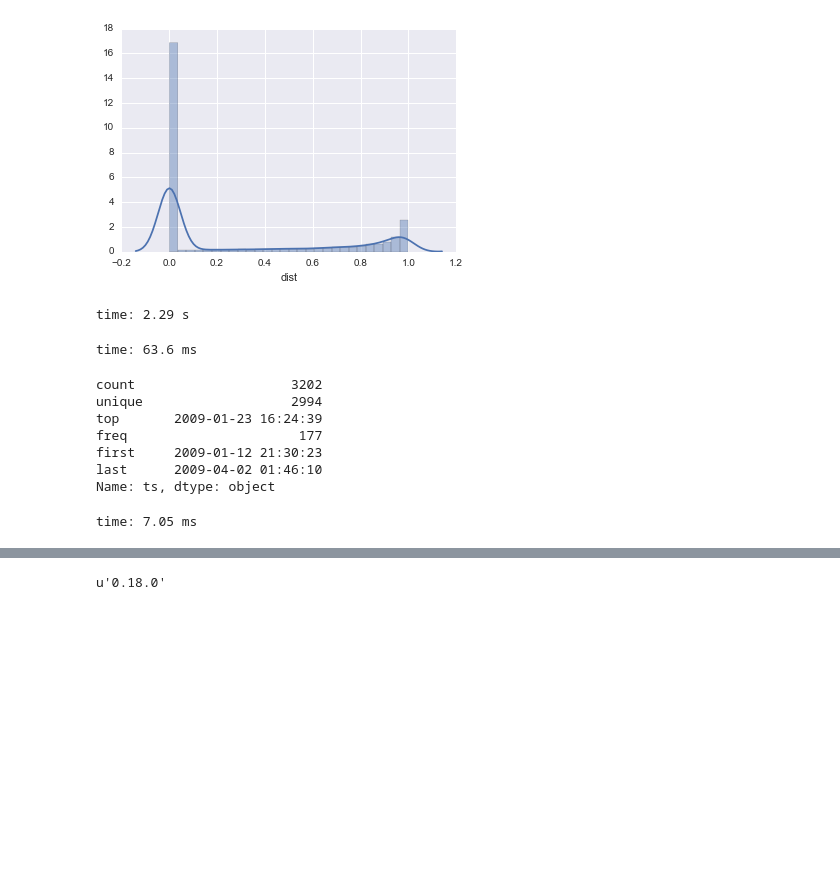
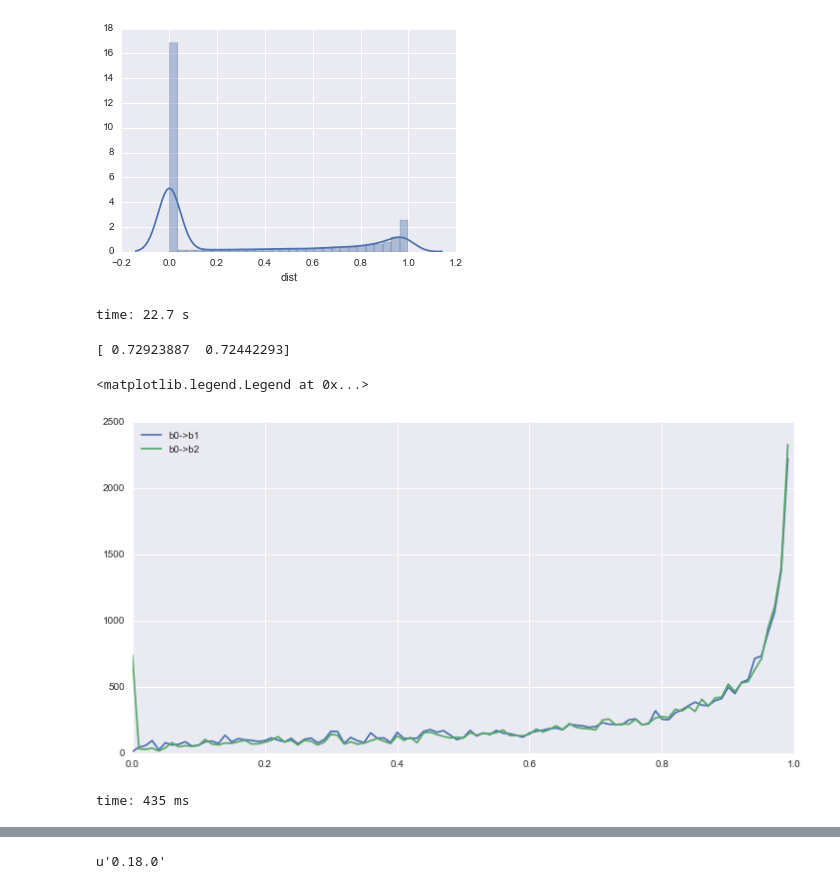
Before and after one commit to jlorince/MusicForaging, a Jupyter notebook: notebooks/my_listening.ipynb, the cells around one changed output, grey strips where cells are left out. Saved outputs shown, nothing was run; the diff lists cells and outputs as text; code cells hidden in the pictures; blank space fills up the shorter version.

```diff
--- a/notebooks/my_listening.ipynb
+++ b/notebooks/my_listening.ipynb
@@ -33,13 +34,13 @@ time: 2.14 ms
 # %%
 ### Load some example data
-#fi = "../testData/mylistening.txt"
+fi = "../testData/mylistening.txt"
 #fi = "../testData/test_listening_data.tsv"
-fi = "/Users/jaredlorince/Downloads/14914104.txt"
+#fi = "/Users/jaredlorince/Downloads/14914104.txt"
+me = pd.read_table(fi,header=None,
+           names=['user_id','item_id','artist_id','ts'],parse_dates=['ts']).sort_values(by='ts')
+
 #me = pd.read_table(fi,header=None,
-#            names=['user_id','item_id','artist_id','ts'],parse_dates=['ts']).sort_values(by='ts')
-
-me = pd.read_table(fi,header=None,
-            names=['artist_id','ts'],parse_dates=['ts']).sort_values(by='ts')
+#            names=['artist_id','ts'],parse_dates=['ts']).sort_values(by='ts')
 
 ### Build artist_name:artist_idx dict from
 artist_idx = {}
@@ -378,7 +379,7 @@ def cos_nan(arr1,arr2):
         return cosine(arr1,arr2)
 
 
-method = 'W'
+method = 'block'
 
 ### block level
 if method == 'block':
@@ -393,9 +394,9 @@ if method in ('D','W','M'):
 
 
 ### RANDOMIZATION
-idx = np.array(blocks.index)
-np.random.shuffle(idx)
-random_blocks = blocks.reindex(idx)
+# idx = np.array(blocks.index)
+# np.random.shuffle(idx)
+# random_blocks = blocks.reindex(idx)
 
 new_result = []
 
@@ -406,44 +407,36 @@ for i in xrange(len(blocks)-n):
         new_result.append(np.array(blocks[i+1:i+n+1].apply(lambda val: cos_nan(val,first))))
 
     else:
-        first = random_blocks['artist_id'].iloc[i]
+        first = blocks['artist_id'].iloc[i]
         new_result.append(np.array(blocks['artist_id'][i+1:i+n+1].apply(lambda val: hash_handler(val,first))))
 
-new_result_random = []
+# new_result_random = []
 
 
 
-for i in xrange(len(blocks)-n):
+# for i in xrange(len(blocks)-n):
 
 
-    if method in ('D','W','M'):
-        first = random_blocks.iloc[i]
-        new_result_random.append(np.array(random_blocks[i+1:i+n+1].apply(lambda val: cos_nan(val,first))))
-    else:
-        first = random_blocks['artist_id'].iloc[i]
-        new_result_random.append(np.array(random_blocks['artist_id'][i+1:i+n+1].apply(lambda val: hash_handler(val,first))))
+#     if method in ('D','W','M'):
+#         first = random_blocks.iloc[i]
+#         new_result_random.append(np.array(random_blocks[i+1:i+n+1].apply(lambda val: cos_nan(val,first))))
+#     else:
+#         first = random_blocks['artist_id'].iloc[i]
+#         new_result_random.append(np.array(random_blocks['artist_id'][i+1:i+n+1].apply(lambda val: hash_handler(val,first))))
 # %% [output]
-time: 2.29 s
+time: 22.7 s
-# %%
-# method = 'D'
-# fart = test.head().copy()
-blocks = test.set_index('ts')['features'].resample(method).aggregate(lambda ser: np.nanmean(np.vstack(ser.values),axis=0) if len(ser)>0 else np.repeat(np.nan,190))
-new_result = []
-
-for i in xrange(len(blocks)-100):
-
-    first = random_blocks.iloc[i]
-    new_result.append(np.array(blocks[i+1:i+n+1].apply(lambda val: cos_nan(val,first))))
-# %% [output]
-time: 63.6 ms
-# %%
-test['ts'].describe()
-# %% [output]
-count                    3202
-unique                   2994
-top       2009-01-23 16:24:39
-freq                      177
-first     2009-01-12 21:30:23
-last      2009-04-02 01:46:10
-Name: ts, dtype: object
-time: 7.05 ms
+# %%
+fig,ax = plt.subplots(1,1,figsize=(12,6))
+arr = np.vstack(new_result)
+bins = np.arange(0,1.01,.01)
+vals_a,toss = np.histogram(arr[:,0],bins=bins)
+vals_b,toss = np.histogram(arr[:,1],bins=bins)
+plt.plot(bins[:-1],vals_a,ls='-',label='b0->b1')
+plt.plot(bins[:-1],vals_b,ls='-',label='b0->b2')
+print np.nanmean(arr[:,:2],axis=0)
+ax.legend(loc='upper left')
+# %% [output]
+[ 0.72923887  0.72442293]
+<matplotlib.legend.Legend at 0x...>
+[figure, added]
+time: 435 ms
```
Also changed, not shown: parts of 24 cells of this notebook, 3 other files.
